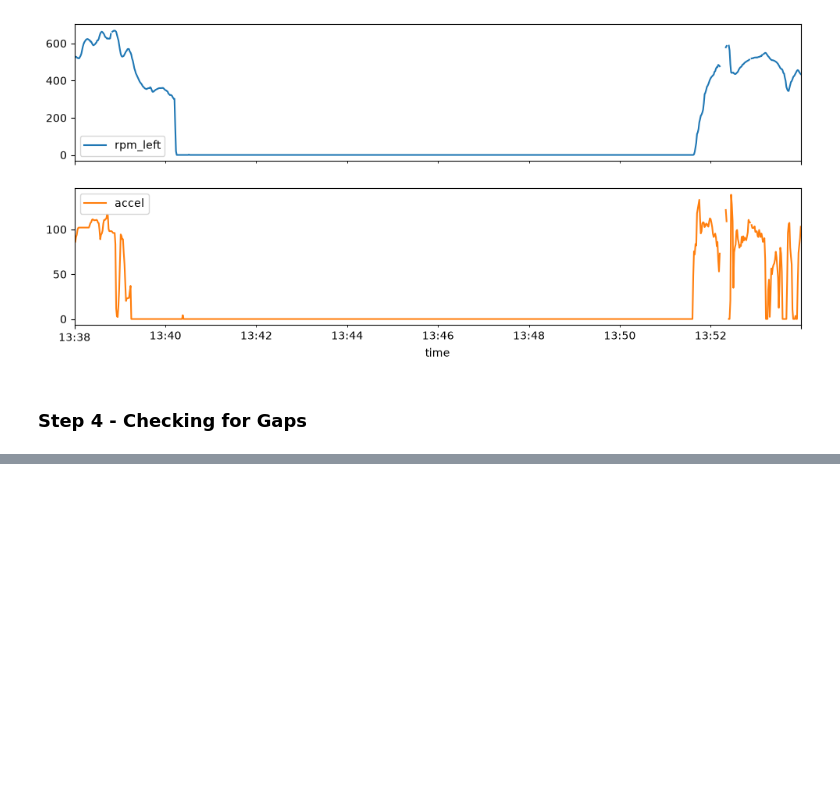
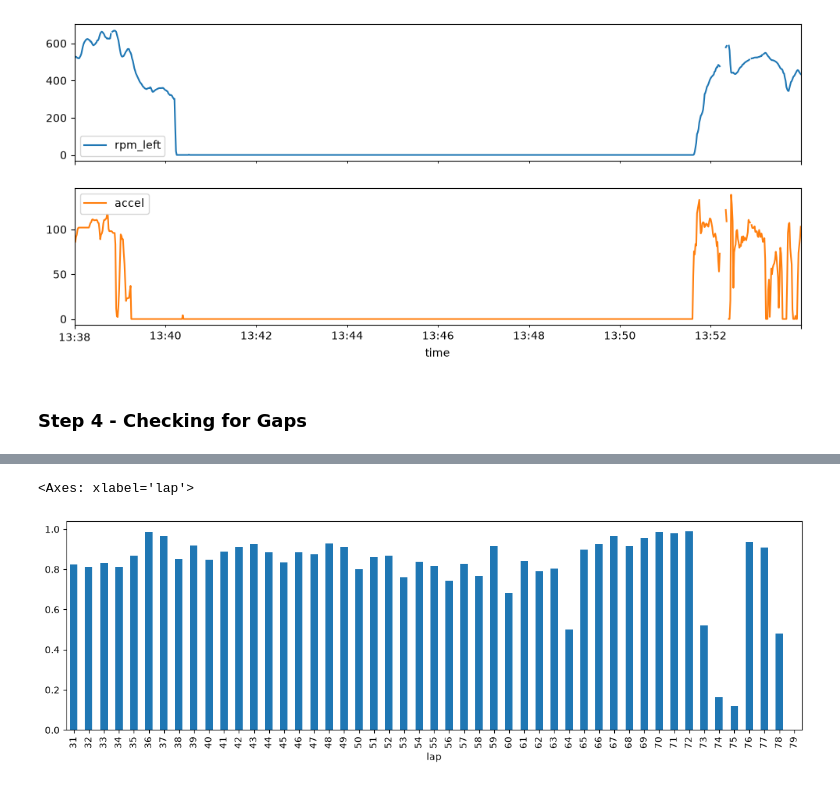
Before and after one commit to jiachengw-sf/calsol_data_analysis, a Jupyter notebook: q1_analysis.ipynb, the cells around one changed output, grey strips where cells are left out. Cells and saved outputs as stored; diff of their text form; code cells hidden in the pictures; blank space fills up the shorter version.

```diff
--- a/q1_analysis.ipynb
+++ b/q1_analysis.ipynb
@@ -155,3 +155,9 @@ array([<Axes: xlabel='time'>, <Axes: xlabel='time'>], dtype=object)
 [figure]
 # %% [markdown]
 ### Step 4 - Checking for Gaps
+# %%
+in_race = df[df["lap"] > 0]
+coverage = in_race.groupby("lap")[["current", "vpack", "vmin", "rpm_left"]].agg(
+    lambda s: s.notna().mean()
+)
+coverage.describe()
@@ -157,0 +174,5 @@ array([<Axes: xlabel='time'>, <Axes: xlabel='time'>], dtype=object)
+# %%
+coverage["current"].plot(kind="bar", figsize=(14, 4))
+# %% [output]
+<Axes: xlabel='lap'>
+[figure, added]
```
Also changed, not shown: parts of 6 cells of this notebook.
